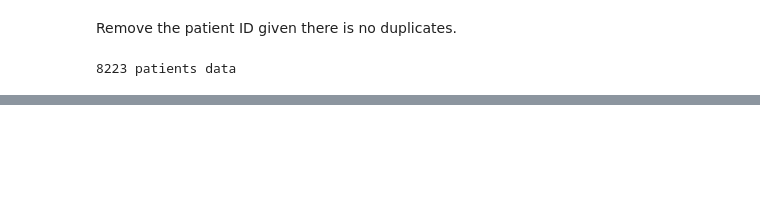
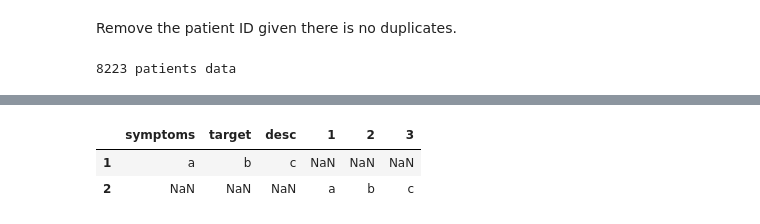
Before and after one commit to stereopickle/NF_Kids_App_PythonAPI, a Jupyter notebook: 001.EDA.ipynb, the cells around one changed output, grey strips where cells are left out. Saved outputs shown, nothing was run; the diff lists cells and outputs as text; code cells hidden in the pictures; blank space fills up the shorter version.

```diff
--- a/001.EDA.ipynb
+++ b/001.EDA.ipynb
@@ -133,0 +237,7 @@ symptoms = symptoms.drop(tmp, axis = 1)
+# %%
+tmp = {1: {'symptoms': 'a', 'target': 'b', 'desc': 'c'}, 2: {'1': 'a', '2': 'b', '3': 'c'}}
+pd.DataFrame(tmp).T
+# %% [output]
+|  | symptoms | target | desc | 1 | 2 | 3 |
+| 1 | a | b | c | NaN | NaN | NaN |
+| 2 | NaN | NaN | NaN | a | b | c |
```
Also changed, not shown: parts of 43 cells of this notebook.
